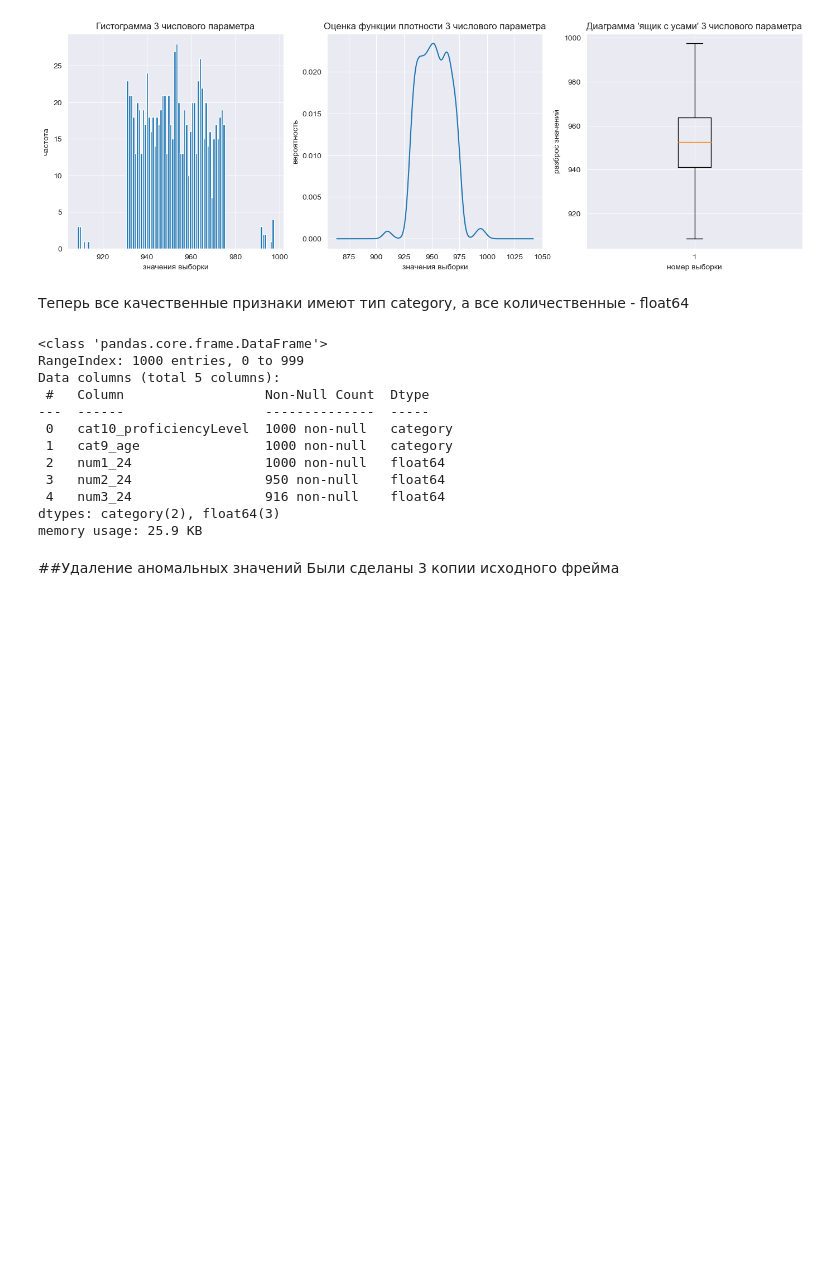
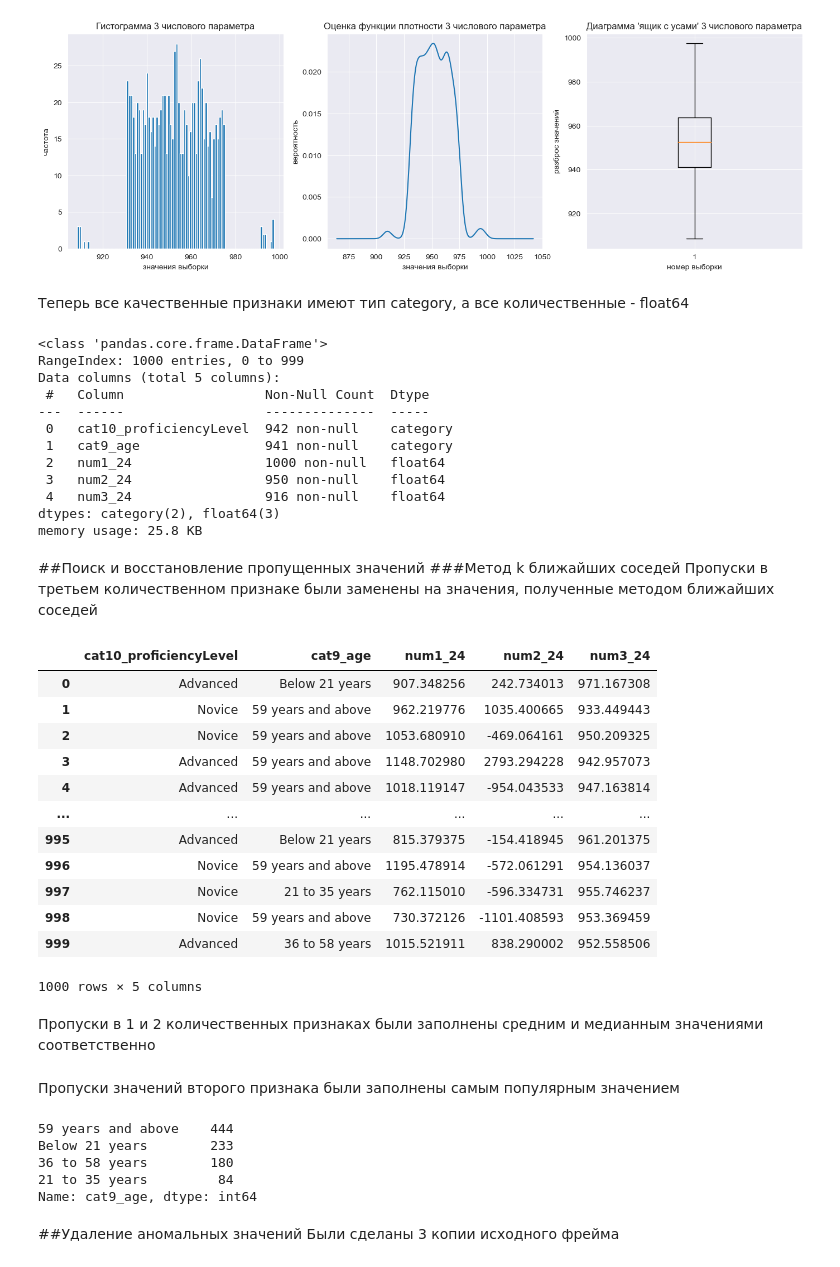
Before and after one commit to fongradnastya/data_analysis_1, a Jupyter notebook: notebooks/work1.ipynb, the cells around one changed output. Drawn from its saved outputs; the diff is of its cells as text; code cells hidden in the pictures; blank space fills up the shorter version.

```diff
--- a/notebooks/work1.ipynb
+++ b/notebooks/work1.ipynb
@@ -161,9 +162,10 @@ memory usage: 39.2+ KB
 # %% [markdown]
 Всем пустым значениям был присвоен тип None. Первая буква всех названий категорий была заменена на прописную
 # %%
-frame.loc[frame[PROFICIENCY_LEVEL]=='-', PROFICIENCY_LEVEL] = "Empty"
-frame.loc[frame[PROFICIENCY_LEVEL]=='', PROFICIENCY_LEVEL] = "Empty"
-frame.loc[frame[PROFICIENCY_LEVEL]==' ', PROFICIENCY_LEVEL] = "Empty"
+frame.loc[frame[PROFICIENCY_LEVEL]=='-', PROFICIENCY_LEVEL] = np.nan
+frame.loc[frame[PROFICIENCY_LEVEL]=='', PROFICIENCY_LEVEL] = np.nan
+frame.loc[frame[PROFICIENCY_LEVEL]==' ', PROFICIENCY_LEVEL] = np.nan
 frame.loc[frame[PROFICIENCY_LEVEL]=='novice', PROFICIENCY_LEVEL] = "Novice"
 frame.loc[frame[PROFICIENCY_LEVEL]=='advanced', PROFICIENCY_LEVEL] = "Advanced"
-frame[PROFICIENCY_LEVEL] = frame[PROFICIENCY_LEVEL].fillna("Empty")
+frame[PROFICIENCY_LEVEL] = frame[PROFICIENCY_LEVEL].fillna(np.nan)
+frame[PROFICIENCY_LEVEL].unique()
@@ -170,6 +174,7 @@ frame[PROFICIENCY_LEVEL] = frame[PROFICIENCY_LEVEL].fillna("Empty")
 # %%
-frame.loc[frame[AGE]=='-', AGE] = "Empty"
-frame.loc[frame[AGE]=='', AGE] = "Empty"
-frame.loc[frame[AGE]==' ', AGE] = "Empty"
+frame.loc[frame[AGE]=='-', AGE] = np.nan
+frame.loc[frame[AGE]=='', AGE] = np.nan
+frame.loc[frame[AGE]==' ', AGE] = np.nan
 frame.loc[frame[AGE]=='below 21 years', AGE] = "Below 21 years"
-frame[AGE] = frame[AGE].fillna("Empty")
+frame[AGE] = frame[AGE].fillna(np.nan)
+frame[AGE].unique()
@@ -218,10 +244,36 @@ RangeIndex: 1000 entries, 0 to 999
 Data columns (total 5 columns):
  #   Column                  Non-Null Count  Dtype
 ---  ------                  --------------  -----
- 0   cat10_proficiencyLevel  1000 non-null   category
- 1   cat9_age                1000 non-null   category
+ 0   cat10_proficiencyLevel  942 non-null    category
+ 1   cat9_age                941 non-null    category
  2   num1_24                 1000 non-null   float64
  3   num2_24                 950 non-null    float64
  4   num3_24                 916 non-null    float64
 dtypes: category(2), float64(3)
-memory usage: 25.9 KB
+memory usage: 25.8 KB
+# %% [markdown]
+##Поиск и восстановление пропущенных значений
+###Метод k ближайших соседей
+Пропуски в третьем количественном признаке были заменены на значения, полученные методом ближайших соседей
+# %%
+df_copy = frame.copy()          # копируем датафрейм, чтоб сохранить значение колонок до заполнения
+knn_inputer = sklearn.impute.KNNImputer()
+inputed_df = knn_inputer.fit_transform(df_copy[[NUM_1, NUM_2, NUM_3]])
+frame[NUM_3] = inputed_df[:, 2]
+frame
+# %% [output]
+|  | cat10_proficiencyLevel | cat9_age | num1_24 | num2_24 | num3_24 |
+| 0 | Advanced | Below 21 years | 907.348256 | 242.734013 | 971.167308 |
+| 1 | Novice | 59 years and above | 962.219776 | 1035.400665 | 933.449443 |
+| 2 | Novice | 59 years and above | 1053.680910 | -469.064161 | 950.209325 |
+| 3 | Advanced | 59 years and above | 1148.702980 | 2793.294228 | 942.957073 |
+| 4 | Advanced | 59 years and above | 1018.119147 | -954.043533 | 947.163814 |
+| ... | ... | ... | ... | ... | ... |
+| 995 | Advanced | Below 21 years | 815.379375 | -154.418945 | 961.201375 |
+| 996 | Novice | 59 years and above | 1195.478914 | -572.061291 | 954.136037 |
+| 997 | Novice | 21 to 35 years | 762.115010 | -596.334731 | 955.746237 |
+| 998 | Novice | 59 years and above | 730.372126 | -1101.408593 | 953.369459 |
+| 999 | Advanced | 36 to 58 years | 1015.521911 | 838.290002 | 952.558506 |
+1000 rows × 5 columns
+# %% [markdown]
+Пропуски в 1 и 2 количественных признаках были заполнены средним и медианным значениями соответственно
@@ -228,3 +285,14 @@ memory usage: 25.9 KB
+# %% [markdown]
+Пропуски значений второго признака были заполнены самым популярным значением
+# %%
+print(frame[AGE].value_counts())
+frame[AGE] = frame[AGE].fillna("59 years and above")
+# %% [output]
+59 years and above    444
+Below 21 years        233
+36 to 58 years        180
+21 to 35 years         84
+Name: cat9_age, dtype: int64
 # %% [markdown]
 ##Удаление аномальных значений
 Были сделаны 3 копии исходного фрейма
```
Also changed, not shown: parts of 12 cells of this notebook.
